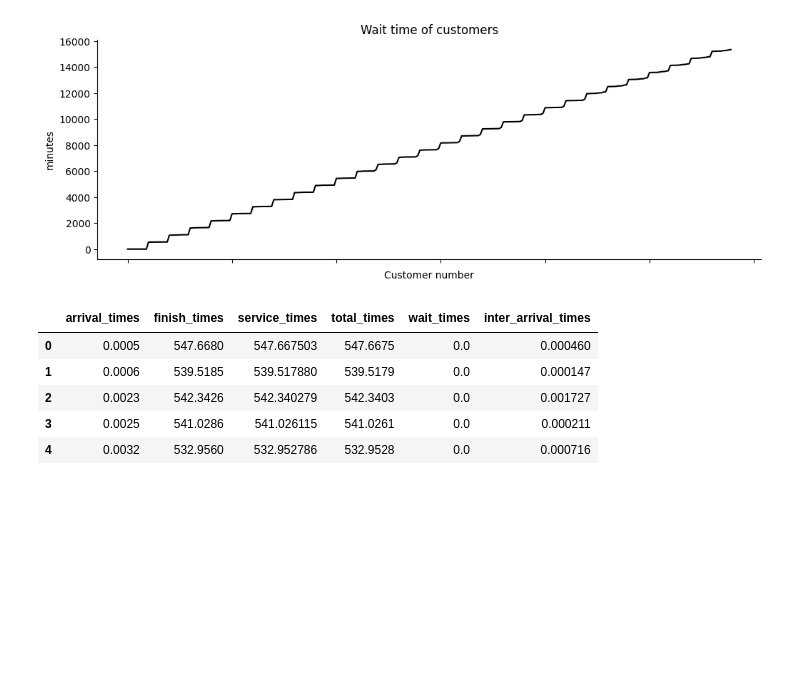
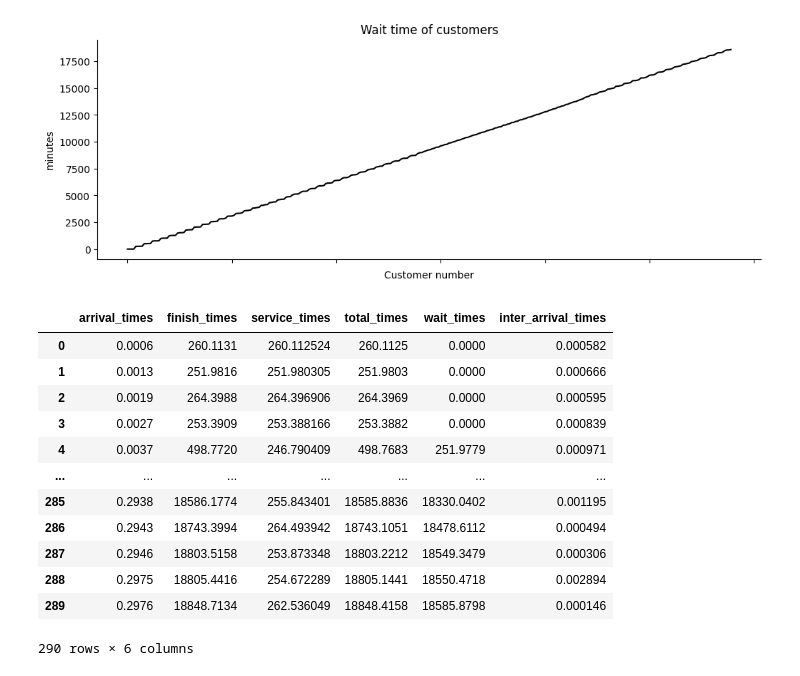
Before and after one commit to Jaquedonin/TeoriaDeFilas, a Jupyter notebook: Simulação.ipynb, the cells around one changed output. Drawn from its saved outputs; the diff is of its cells as text; code cells hidden in the pictures; blank space fills up the shorter version.

```diff
--- a/Simulação.ipynb
+++ b/Simulação.ipynb
@@ -29,9 +34,9 @@ service_times = read_floats_from_file('speed.txt')
 # %%
 #Single or multiple server queue simulation
 l = 1000 # average number of arrivals per minute
-µ =110.1932865 # average number of people served per minute
+#µ =110.1932865 # average number of people served per minute
 ncust =290# number of customers
-c=10 # number of servers
+c=4 # number of servers
 #empty dictionary for computing the utilization with each configuration of servers
 utilization={}
 # %%
@@ -99,24 +106,32 @@ plt.xlabel('Customer number')
 plt.ylabel('minutes')
 plt.title('Wait time of customers')
 sns.despine()
+plt.savefig('cpu_2.png', format='png')
 plt.show()
 # %% [output]
-[figure, old version]
+[figure, new version]
 # %%
  #creating a dataframe with all the data of the model
 
 data = pd.DataFrame(list(zip(arrival_times,finish_times,service_times,total_times,wait_times,inter_arrival_times)),
                 columns =['arrival_times','finish_times', 'service_times','total_times','wait_times','inter_arrival_times'])
 
 #Printing the first 5 rows of the data
-data.head()
+data
 # %% [output]
 |  | arrival_times | finish_times | service_times | total_times | wait_times | inter_arrival_times |
-| 0 | 0.0005 | 547.6680 | 547.667503 | 547.6675 | 0.0 | 0.000460 |
-| 1 | 0.0006 | 539.5185 | 539.517880 | 539.5179 | 0.0 | 0.000147 |
-| 2 | 0.0023 | 542.3426 | 542.340279 | 542.3403 | 0.0 | 0.001727 |
-| 3 | 0.0025 | 541.0286 | 541.026115 | 541.0261 | 0.0 | 0.000211 |
-| 4 | 0.0032 | 532.9560 | 532.952786 | 532.9528 | 0.0 | 0.000716 |
+| 0 | 0.0006 | 260.1131 | 260.112524 | 260.1125 | 0.0000 | 0.000582 |
+| 1 | 0.0013 | 251.9816 | 251.980305 | 251.9803 | 0.0000 | 0.000666 |
+| 2 | 0.0019 | 264.3988 | 264.396906 | 264.3969 | 0.0000 | 0.000595 |
+| 3 | 0.0027 | 253.3909 | 253.388166 | 253.3882 | 0.0000 | 0.000839 |
+| 4 | 0.0037 | 498.7720 | 246.790409 | 498.7683 | 251.9779 | 0.000971 |
+| ... | ... | ... | ... | ... | ... | ... |
+| 285 | 0.2938 | 18586.1774 | 255.843401 | 18585.8836 | 18330.0402 | 0.001195 |
+| 286 | 0.2943 | 18743.3994 | 264.493942 | 18743.1051 | 18478.6112 | 0.000494 |
+| 287 | 0.2946 | 18803.5158 | 253.873348 | 18803.2212 | 18549.3479 | 0.000306 |
+| 288 | 0.2975 | 18805.4416 | 254.672289 | 18805.1441 | 18550.4718 | 0.002894 |
+| 289 | 0.2976 | 18848.7134 | 262.536049 | 18848.4158 | 18585.8798 | 0.000146 |
+290 rows × 6 columns
 # %%
 tbe=list([0])
 timeline=['simulation starts']
```
Also changed, not shown: parts of 7 cells of this notebook, 11 other files.
